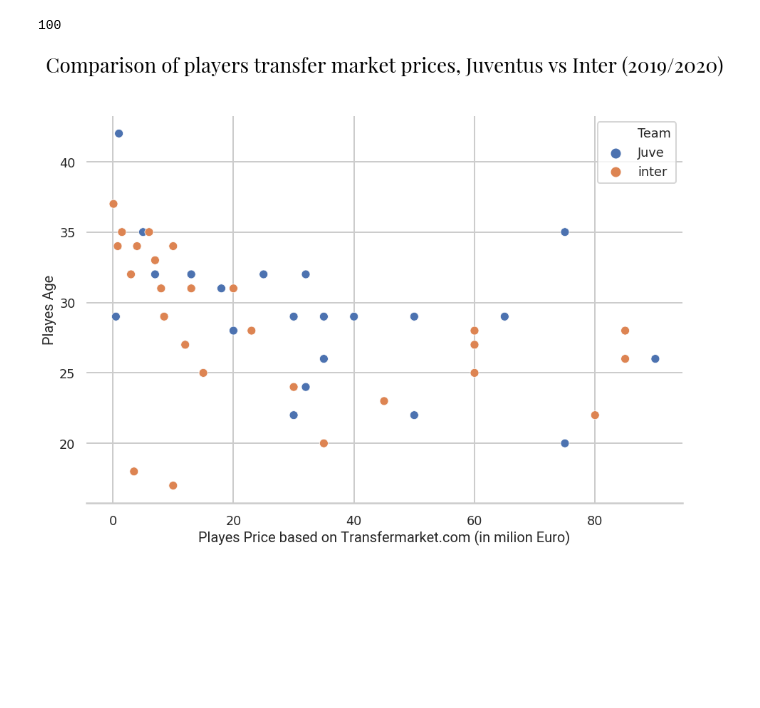
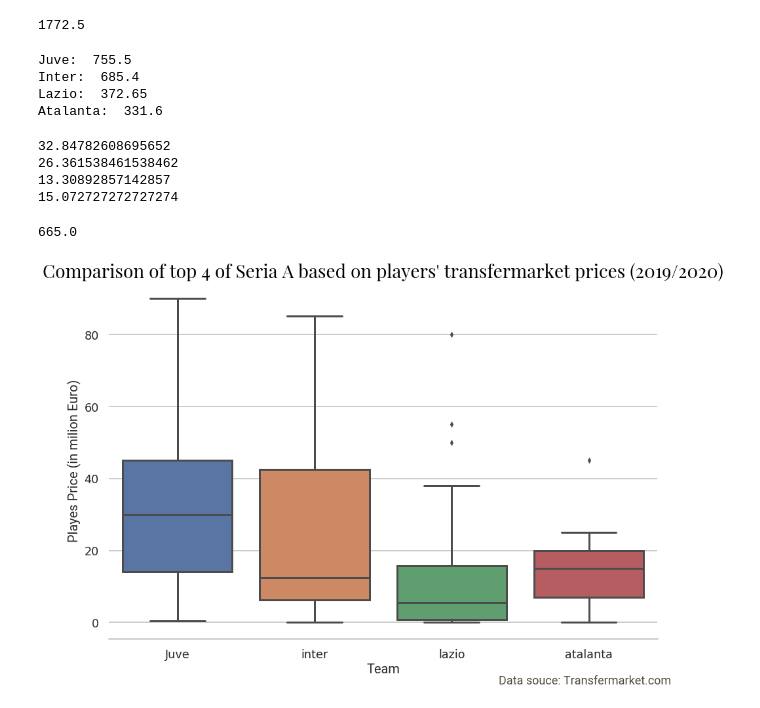
Before and after one commit to Azamatuz/football_stata, a Jupyter notebook: seria_a_scraper.ipynb, the cells around one changed output. Cells and saved outputs as stored; diff of their text form; code cells hidden in the pictures; blank space fills up the shorter version.

```diff
--- a/seria_a_scraper.ipynb
+++ b/seria_a_scraper.ipynb
@@ -44,10 +44,10 @@ def foot_stat_scraper(file_name):
 
     pl_name_series = Series(pl_name_list)
     pl_num_series = Series(pl_num_list)
-    pl_birth_series = Series(pl_birth_list)
+    #pl_birth_series = Series(pl_birth_list)
     pl_price_series = Series(pl_price_list)
     pl_age_series = Series(age_list)
-    pl_birth_series = pd.to_datetime(pd.Series(pl_birth_series))
+    #pl_birth_series = pd.to_datetime(pd.Series(pl_birth_series))
 
     for key, price in enumerate(pl_price_series):
         price = price.replace('m', '0000')
@@ -56,13 +56,16 @@ def foot_stat_scraper(file_name):
         price = price.replace('€', '')
         pl_price_series[key] = price
 
-    team_info = pd.concat([pl_name_series, pl_num_series, pl_birth_series, pl_age_series, pl_price_series], axis=1)
-    team_info.columns = ['Name', 'Number', 'Birth Date', 'Age', 'Price']
+    team_info = pd.concat([pl_name_series, pl_num_series, pl_age_series, pl_price_series], axis=1) #pl_birth_series,
+    team_info.columns = ['Name', 'Number', 'Age', 'Price'] #'Birth Date',#
+    #team_info['Birth Date'] = pd.to_datetime(team_info['Birth Date'])
     team_info['Age'] = team_info['Age'].astype('int32')
     team_info['Price'] = team_info['Price'].astype('int32')/1000000
+
     return team_info
 
-teams_list = ['Juve.html', 'inter.html']
+#teams_list = ['Juve.html', 'inter.html', 'atalanta.html', 'brescia.html', 'cagliari.html', 'fiora.html', 'genoa.html', 'lazio.html', 'lecce.html', 'milan.html', 'napoli.html', 'parma.html']
+teams_list = [ 'Juve.html', 'inter.html', 'lazio.html','atalanta.html', ]
 seria_a_df = pd.DataFrame()
 for team in teams_list:
     df = pd.DataFrame(foot_stat_scraper(str(team)))
@@ -93,45 +93,75 @@ print (seria_a_df)
 # %%
-seria_a_df['Price'].min()
+seria_a_df['Price'].sum()
 # %% [output]
-100
+1772.5
+# %%
+print('Juve: ', seria_a_df.where(seria_a_df['Team']=='Juve')['Price'].sum())
+print('Inter: ' , seria_a_df.where(seria_a_df['Team']=='inter')['Price'].sum())
+print('Lazio: ', seria_a_df.where(seria_a_df['Team']=='lazio')['Price'].sum())
+print('Atalanta: ',seria_a_df.where(seria_a_df['Team']=='atalanta')['Price'].sum())
+# %% [output]
+Juve:  755.5
+Inter:  685.4
+Lazio:  372.65
+Atalanta:  331.6
+# %%
+print(seria_a_df.where(seria_a_df['Team']=='Juve')['Price'].mean())
+print(seria_a_df.where(seria_a_df['Team']=='inter')['Price'].mean())
+print(seria_a_df.where(seria_a_df['Team']=='lazio')['Price'].mean())
+print(seria_a_df.where(seria_a_df['Team']=='atalanta')['Price'].mean())
+# %% [output]
+32.84782608695652
+26.361538461538462
+13.30892857142857
+15.072727272727274
+# %%
+seria_a_df.where(seria_a_df['Team']=='Juve')['Age'].sum()
+# %% [output]
+665.0
 # %%
+import matplotlib.pyplot as plt
+import seaborn as sns
+plt.rc("font", size=14)
+import seaborn as sns
+sns.set(style="white") #white background style for seaborn plots
+sns.set(style="whitegrid", color_codes=True)
 
 import matplotlib.font_manager as fm
 # Font Imports
 heading_font = fm.FontProperties(fname='PlayfairDisplay-Regular.ttf', size=28)
 
-subtitle_font = fm.FontProperties(fname='Roboto-Regular.ttf', size=20)
+subtitle_font = fm.FontProperties(fname='Roboto-Regular.ttf', size=18)
 
 lable_font = fm.FontProperties(fname='Roboto-Regular.ttf', size=20)
 
 # Color Themes
 color_bg = '#FEF1E5'
 darker_highlight = '#FBEADC'
 lighter_highlight = '#ffffff'
 
 plt.figure(figsize=(15,10))
 
 fontdict={'fontsize': 24,
           'weight' : 'bold',
          'horizontalalignment': 'center'}
 
 sns.set_context("poster", font_scale=0.8)
 
 
-ax = sns.scatterplot(y="Age", x='Price', hue="Team", data = seria_a_df)
+ax = sns.boxplot(y="Price", x='Team', data = seria_a_df)
 #ax = sns.scatterplot(x="Avg_temp", y="F_rate", hue="Class", data=temp_fert_2013)
 
 
-ax.set_title('Comparison of players transfer market prices, Juventus vs Inter (2019/2020)', fontproperties=heading_font, color="black",
-         position=(0.5,1.1));
+ax.set_title('Comparison of top 4 of Seria A based on players\' transfermarket prices (2019/2020)', fontproperties=heading_font, color="black",
+         position=(0.5, 1));
 
-#plt.text(x=31.45, y=8.2, s='The vertical axis shows fertility rate. The horizontal axis shows average temperature in a year in F.',fontproperties=subtitle_font, horizontalalignment='right',color='#524939')
+plt.text(x=3.6, y=-17, s='Data souce: Transfermarket.com',fontproperties=subtitle_font, horizontalalignment='right',color='#524939')
 
-plt.xlabel('Playes Price based on Transfermarket.com (in milion Euro)', fontproperties=lable_font)
-plt.ylabel('Playes Age', fontproperties=lable_font)
+plt.xlabel('Team', fontproperties=lable_font)
+plt.ylabel('Playes Price (in milion Euro)', fontproperties=lable_font)
 sns.despine(left=True)
 
 
 #plt.savefig('wieght_box.png')
 # %% [output]
-[figure, old version]
+[figure, new version]
```
Also changed, not shown: parts of 3 cells of this notebook, 7 other files.
